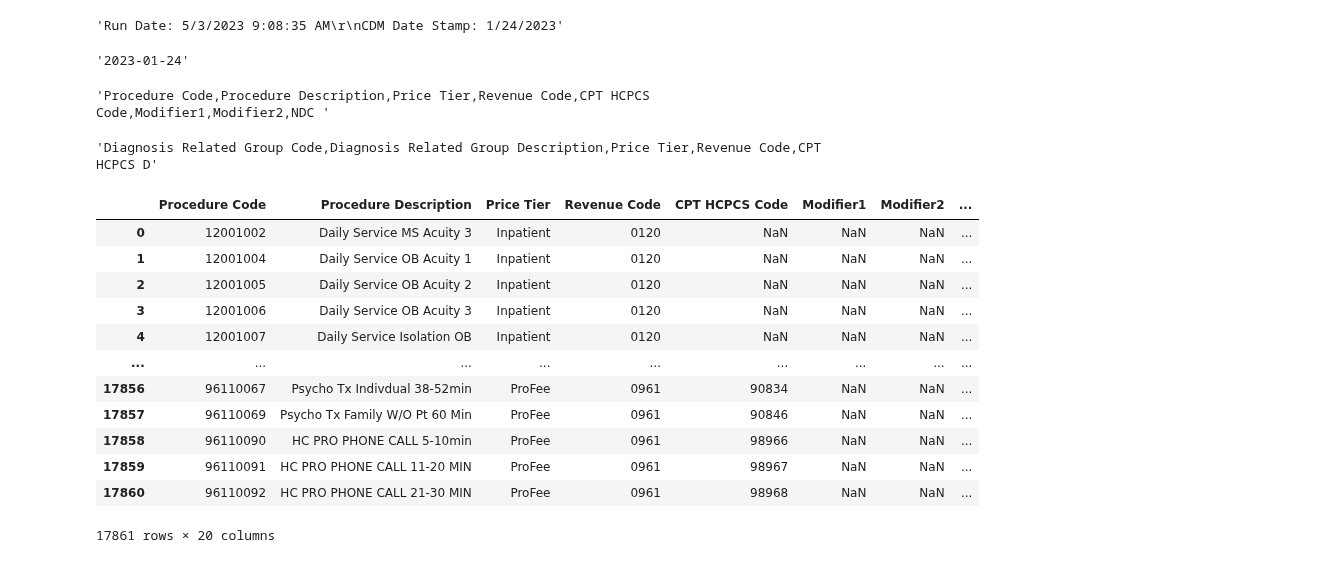
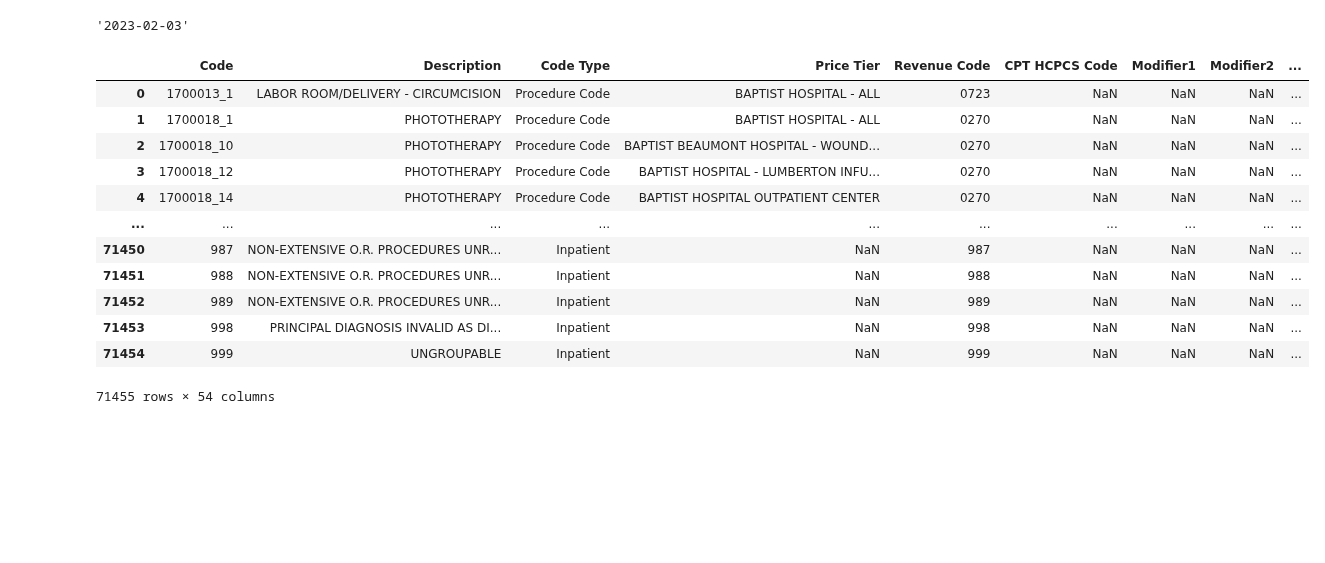
Before and after one commit to rl1987/dolthub-bounty-transparency-in-pricing, a Jupyter notebook: para-hcfs.ipynb, the cells around one changed output. Saved outputs shown, nothing was run; the diff lists cells and outputs as text; code cells hidden in the pictures; blank space fills up the shorter version.

```diff
--- a/para-hcfs.ipynb
+++ b/para-hcfs.ipynb
@@ -79,4 +52,5 @@ print(resp2)
 # %%
-filename = resp2.headers['content-disposition'].split('"')[1]
+# HACK
+filename = "741303720_BAPTIST_HOSPITAL_-_ALL_standardCharges.csv"
 filename
 # %% [output]
@@ -89,20 +67,8 @@ len(chunks)
-# %%
-chunks[0]
-# %% [output]
-'Run Date: 5/3/2023 9:08:35 AM\r\nCDM Date Stamp: 1/24/2023'
 # %%
-date_str = chunks[0].split(" ")[-1]
+date_str = chunks[0].split("\n")[1].split(" ")[-1]
 date_str
 
 last_updated = parse_datetime(date_str).isoformat().split("T")[0]
 last_updated
 # %% [output]
-'2023-01-24'
+'2023-02-03'
-# %%
-chunks[1][:100]
-# %% [output]
-'Procedure Code,Procedure Description,Price Tier,Revenue Code,CPT HCPCS Code,Modifier1,Modifier2,NDC '
-# %%
-chunks[2][:100]
-# %% [output]
-'Diagnosis Related Group Code,Diagnosis Related Group Description,Price Tier,Revenue Code,CPT HCPCS D'
@@ -113,22 +75,20 @@ csv_f.close()
 # %%
-csv_buf = StringIO(chunks[1])
-
-df_in = pd.read_csv(csv_buf, dtype=str)
+df_in = pd.read_csv(filename, dtype=str, header=2)
 df_in
 # %% [output]
-|  | Procedure Code | Procedure Description | Price Tier | Revenue Code | CPT HCPCS Code | Modifier1 | Modifier2 | ... |
-| 0 | 12001002 | Daily Service MS Acuity 3 | Inpatient | 0120 | NaN | NaN | NaN | ... |
-| 1 | 12001004 | Daily Service OB Acuity 1 | Inpatient | 0120 | NaN | NaN | NaN | ... |
-| 2 | 12001005 | Daily Service OB Acuity 2 | Inpatient | 0120 | NaN | NaN | NaN | ... |
-| 3 | 12001006 | Daily Service OB Acuity 3 | Inpatient | 0120 | NaN | NaN | NaN | ... |
-| 4 | 12001007 | Daily Service Isolation OB | Inpatient | 0120 | NaN | NaN | NaN | ... |
-| ... | ... | ... | ... | ... | ... | ... | ... | ... |
-| 17856 | 96110067 | Psycho Tx Indivdual 38-52min | ProFee | 0961 | 90834 | NaN | NaN | ... |
-| 17857 | 96110069 | Psycho Tx Family W/O Pt 60 Min | ProFee | 0961 | 90846 | NaN | NaN | ... |
-| 17858 | 96110090 | HC PRO PHONE CALL 5-10min | ProFee | 0961 | 98966 | NaN | NaN | ... |
-| 17859 | 96110091 | HC PRO PHONE CALL 11-20 MIN | ProFee | 0961 | 98967 | NaN | NaN | ... |
-| 17860 | 96110092 | HC PRO PHONE CALL 21-30 MIN | ProFee | 0961 | 98968 | NaN | NaN | ... |
+|  | Code | Description | Code Type | Price Tier | Revenue Code | CPT HCPCS Code | Modifier1 | Modifier2 | ... |
+| 0 | 1700013_1 | LABOR ROOM/DELIVERY - CIRCUMCISION | Procedure Code | BAPTIST HOSPITAL - ALL | 0723 | NaN | NaN | NaN | ... |
+| 1 | 1700018_1 | PHOTOTHERAPY | Procedure Code | BAPTIST HOSPITAL - ALL | 0270 | NaN | NaN | NaN | ... |
+| 2 | 1700018_10 | PHOTOTHERAPY | Procedure Code | BAPTIST BEAUMONT HOSPITAL - WOUND... | 0270 | NaN | NaN | NaN | ... |
+| 3 | 1700018_12 | PHOTOTHERAPY | Procedure Code | BAPTIST HOSPITAL - LUMBERTON INFU... | 0270 | NaN | NaN | NaN | ... |
+| 4 | 1700018_14 | PHOTOTHERAPY | Procedure Code | BAPTIST HOSPITAL OUTPATIENT CENTER | 0270 | NaN | NaN | NaN | ... |
+| ... | ... | ... | ... | ... | ... | ... | ... | ... | ... |
+| 71450 | 987 | NON-EXTENSIVE O.R. PROCEDURES UNR... | Inpatient | NaN | 987 | NaN | NaN | NaN | ... |
+| 71451 | 988 | NON-EXTENSIVE O.R. PROCEDURES UNR... | Inpatient | NaN | 988 | NaN | NaN | NaN | ... |
+| 71452 | 989 | NON-EXTENSIVE O.R. PROCEDURES UNR... | Inpatient | NaN | 989 | NaN | NaN | NaN | ... |
+| 71453 | 998 | PRINCIPAL DIAGNOSIS INVALID AS DI... | Inpatient | NaN | 998 | NaN | NaN | NaN | ... |
+| 71454 | 999 | UNGROUPABLE | Inpatient | NaN | 999 | NaN | NaN | NaN | ... |
-17861 rows × 20 columns
+71455 rows × 54 columns
 # %%
 df_mid = pd.DataFrame(df_in)
 df_mid = df_mid.rename(columns={
```
Also changed, not shown: parts of 24 cells of this notebook.
